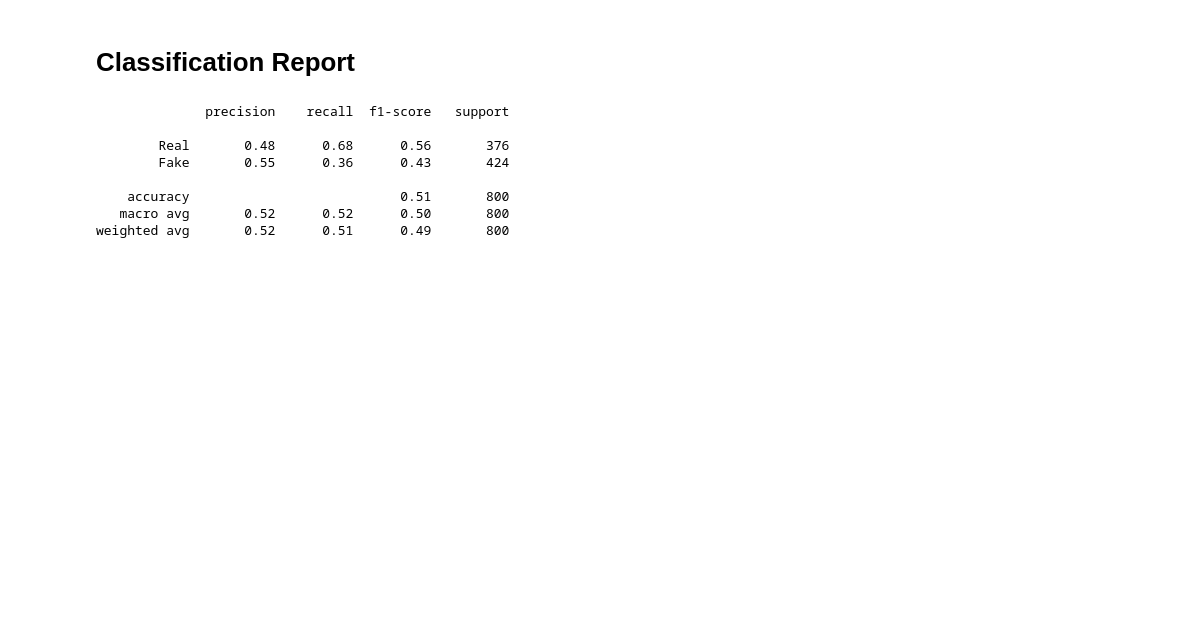
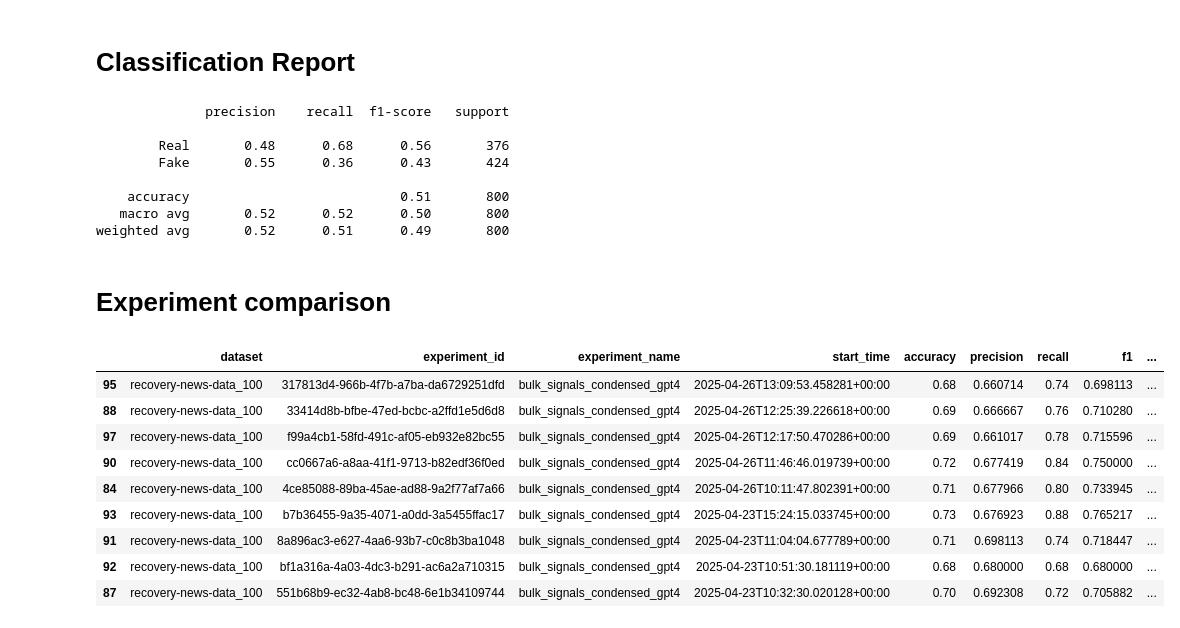
Before and after one commit to FinlayDuff/Dissertation, a Jupyter notebook: notebooks/results_analysis.ipynb, the cells around one changed output. Saved outputs shown, nothing was run; the diff lists cells and outputs as text; code cells hidden in the pictures; blank space fills up the shorter version.

```diff
--- a/notebooks/results_analysis.ipynb
+++ b/notebooks/results_analysis.ipynb
@@ -79,3 +99,5 @@ print(classification_report(df["actual"], df["prediction"], target_names=["Real"
     accuracy                           0.51       800
    macro avg       0.52      0.52      0.50       800
 weighted avg       0.52      0.51      0.49       800
+# %% [markdown]
+# Experiment comparison
@@ -81,0 +107,7 @@ weighted avg       0.52      0.51      0.49       800
+# %%
+import pandas as pd
+import numpy as np
+from utils.data.results import analyze_experiments
+import plotly.express as px
+# Load all experiment results
+results_df = analyze_experiments(verbose=False)
@@ -81,0 +117,13 @@ weighted avg       0.52      0.51      0.49       800
+# %%
+results_df.loc[(results_df['dataset'] == 'recovery-news-data_100') & (results_df['experiment_name'] == 'bulk_signals_condensed_gpt4')].sort_values("start_time",ascending=False)
+# %% [output]
+|  | dataset | experiment_id | experiment_name | start_time | accuracy | precision | recall | f1 | ... |
+| 95 | recovery-news-data_100 | 317813d4-966b-4f7b-a7ba-da6729251dfd | bulk_signals_condensed_gpt4 | 2025-04-26T13:09:53.458281+00:00 | 0.68 | 0.660714 | 0.74 | 0.698113 | ... |
+| 88 | recovery-news-data_100 | 33414d8b-bfbe-47ed-bcbc-a2ffd1e5d6d8 | bulk_signals_condensed_gpt4 | 2025-04-26T12:25:39.226618+00:00 | 0.69 | 0.666667 | 0.76 | 0.710280 | ... |
+| 97 | recovery-news-data_100 | f99a4cb1-58fd-491c-af05-eb932e82bc55 | bulk_signals_condensed_gpt4 | 2025-04-26T12:17:50.470286+00:00 | 0.69 | 0.661017 | 0.78 | 0.715596 | ... |
+| 90 | recovery-news-data_100 | cc0667a6-a8aa-41f1-9713-b82edf36f0ed | bulk_signals_condensed_gpt4 | 2025-04-26T11:46:46.019739+00:00 | 0.72 | 0.677419 | 0.84 | 0.750000 | ... |
+| 84 | recovery-news-data_100 | 4ce85088-89ba-45ae-ad88-9a2f77af7a66 | bulk_signals_condensed_gpt4 | 2025-04-26T10:11:47.802391+00:00 | 0.71 | 0.677966 | 0.80 | 0.733945 | ... |
+| 93 | recovery-news-data_100 | b7b36455-9a35-4071-a0dd-3a5455ffac17 | bulk_signals_condensed_gpt4 | 2025-04-23T15:24:15.033745+00:00 | 0.73 | 0.676923 | 0.88 | 0.765217 | ... |
+| 91 | recovery-news-data_100 | 8a896ac3-e627-4aa6-93b7-c0c8b3ba1048 | bulk_signals_condensed_gpt4 | 2025-04-23T11:04:04.677789+00:00 | 0.71 | 0.698113 | 0.74 | 0.718447 | ... |
+| 92 | recovery-news-data_100 | bf1a316a-4a03-4dc3-b291-ac6a2a710315 | bulk_signals_condensed_gpt4 | 2025-04-23T10:51:30.181119+00:00 | 0.68 | 0.680000 | 0.68 | 0.680000 | ... |
+| 87 | recovery-news-data_100 | 551b68b9-ec32-4ab8-bc48-6e1b34109744 | bulk_signals_condensed_gpt4 | 2025-04-23T10:32:30.020128+00:00 | 0.70 | 0.692308 | 0.72 | 0.705882 | ... |
```
Also changed, not shown: parts of 16 cells of this notebook, 30 other files.
